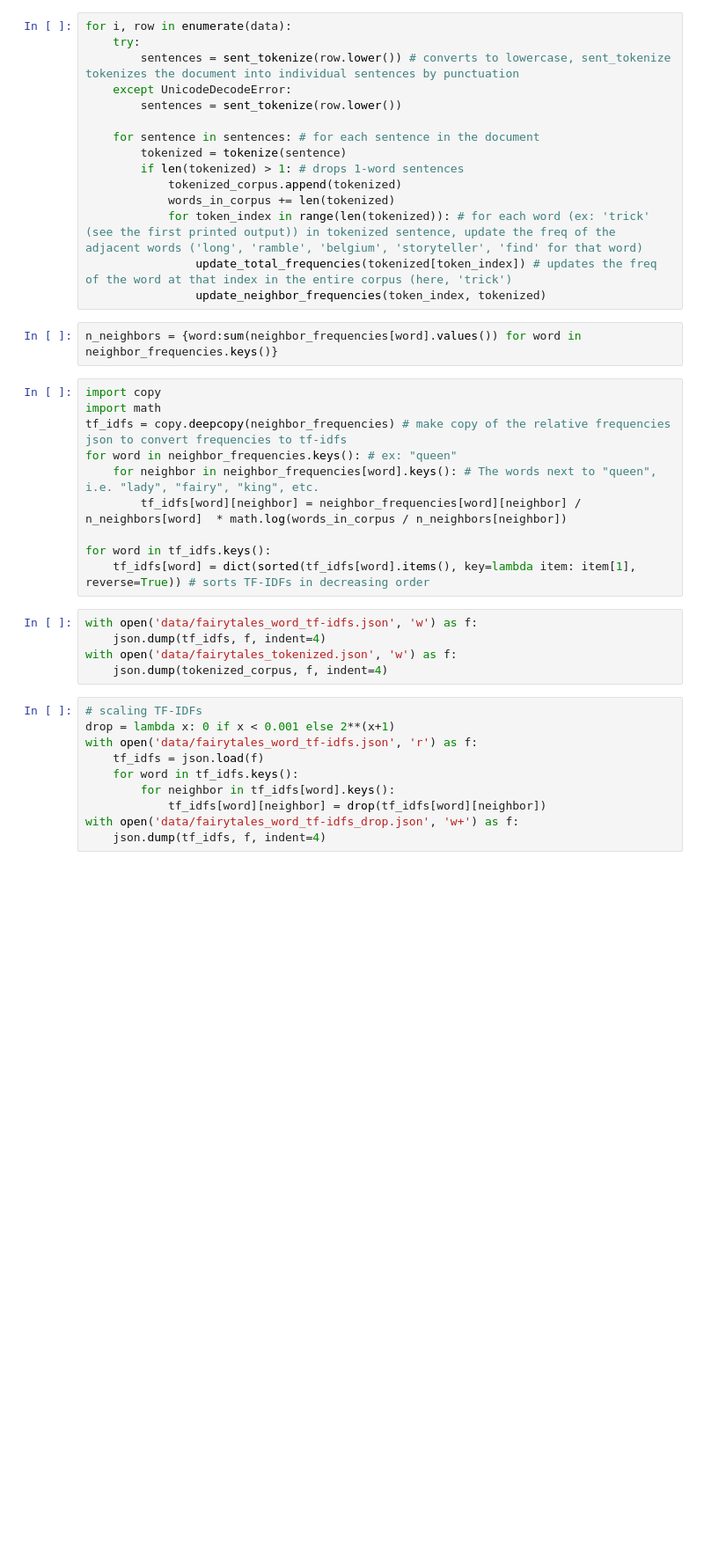
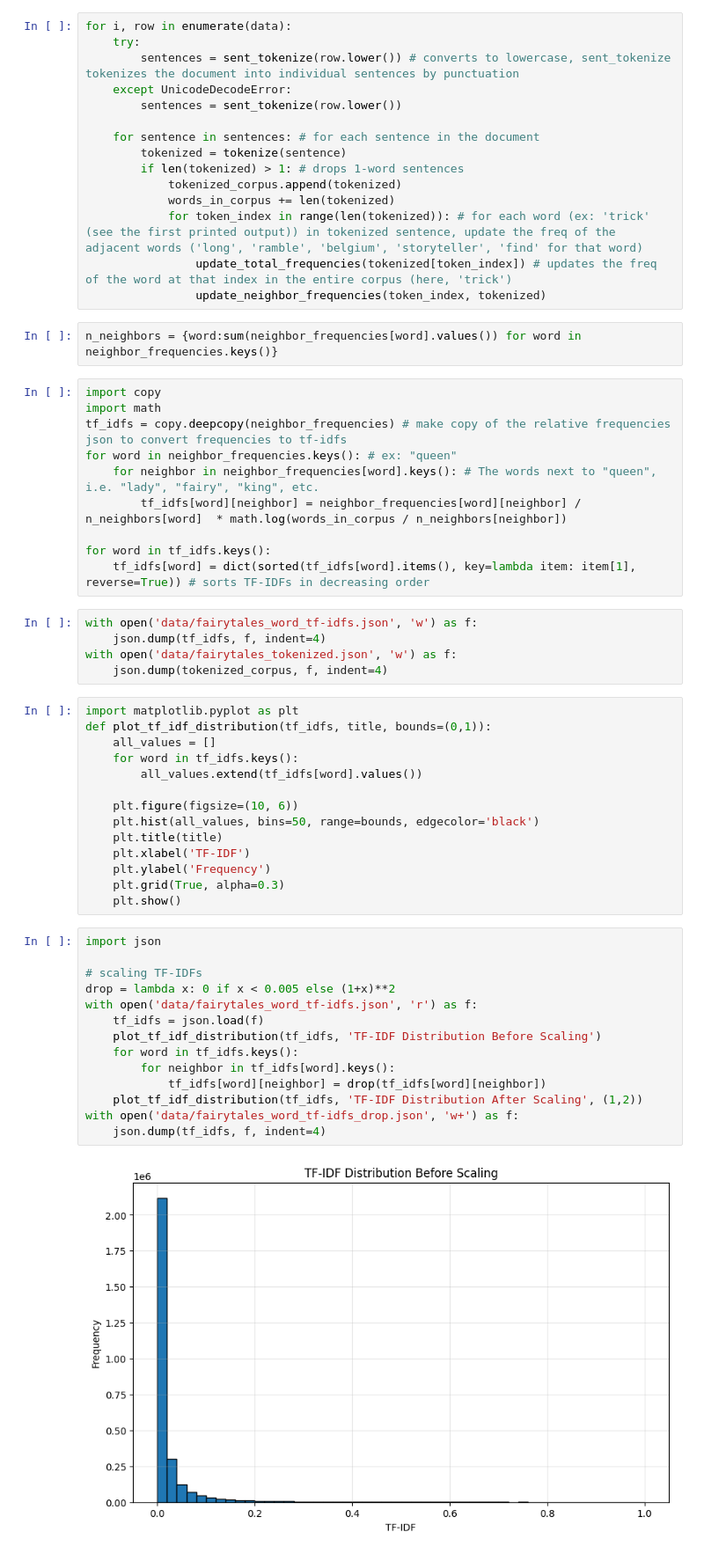
Before and after one commit to jsmnlao/Word-Embeddings-and-Bloom-Filters, a Jupyter notebook: generate_tf-idfs_words.ipynb, the cells around one changed output. Shown at 88% size. Saved outputs shown, nothing was run; the diff lists cells and outputs as text; blank space fills up the shorter version.

```diff
--- a/generate_tf-idfs_words.ipynb
+++ b/generate_tf-idfs_words.ipynb
@@ -89,13 +97,33 @@ with open('data/fairytales_word_tf-idfs.json', 'w') as f:
     json.dump(tf_idfs, f, indent=4)
 with open('data/fairytales_tokenized.json', 'w') as f:
     json.dump(tokenized_corpus, f, indent=4)
+# %%
+import matplotlib.pyplot as plt
+def plot_tf_idf_distribution(tf_idfs, title, bounds=(0,1)):
+    all_values = []
+    for word in tf_idfs.keys():
+        all_values.extend(tf_idfs[word].values())
+
+    plt.figure(figsize=(10, 6))
+    plt.hist(all_values, bins=50, range=bounds, edgecolor='black')
+    plt.title(title)
+    plt.xlabel('TF-IDF')
+    plt.ylabel('Frequency')
+    plt.grid(True, alpha=0.3)
+    plt.show()
 # %%
+import json
+
 # scaling TF-IDFs
-drop = lambda x: 0 if x < 0.001 else 2**(x+1)
+drop = lambda x: 0 if x < 0.005 else (1+x)**2
 with open('data/fairytales_word_tf-idfs.json', 'r') as f:
     tf_idfs = json.load(f)
+    plot_tf_idf_distribution(tf_idfs, 'TF-IDF Distribution Before Scaling')
     for word in tf_idfs.keys():
         for neighbor in tf_idfs[word].keys():
             tf_idfs[word][neighbor] = drop(tf_idfs[word][neighbor])
+    plot_tf_idf_distribution(tf_idfs, 'TF-IDF Distribution After Scaling', (1,2))
 with open('data/fairytales_word_tf-idfs_drop.json', 'w+') as f:
     json.dump(tf_idfs, f, indent=4)
+# %% [output]
+[figure, added]
```
Also changed, not shown: parts of 2 cells of this notebook, 1 other file.
